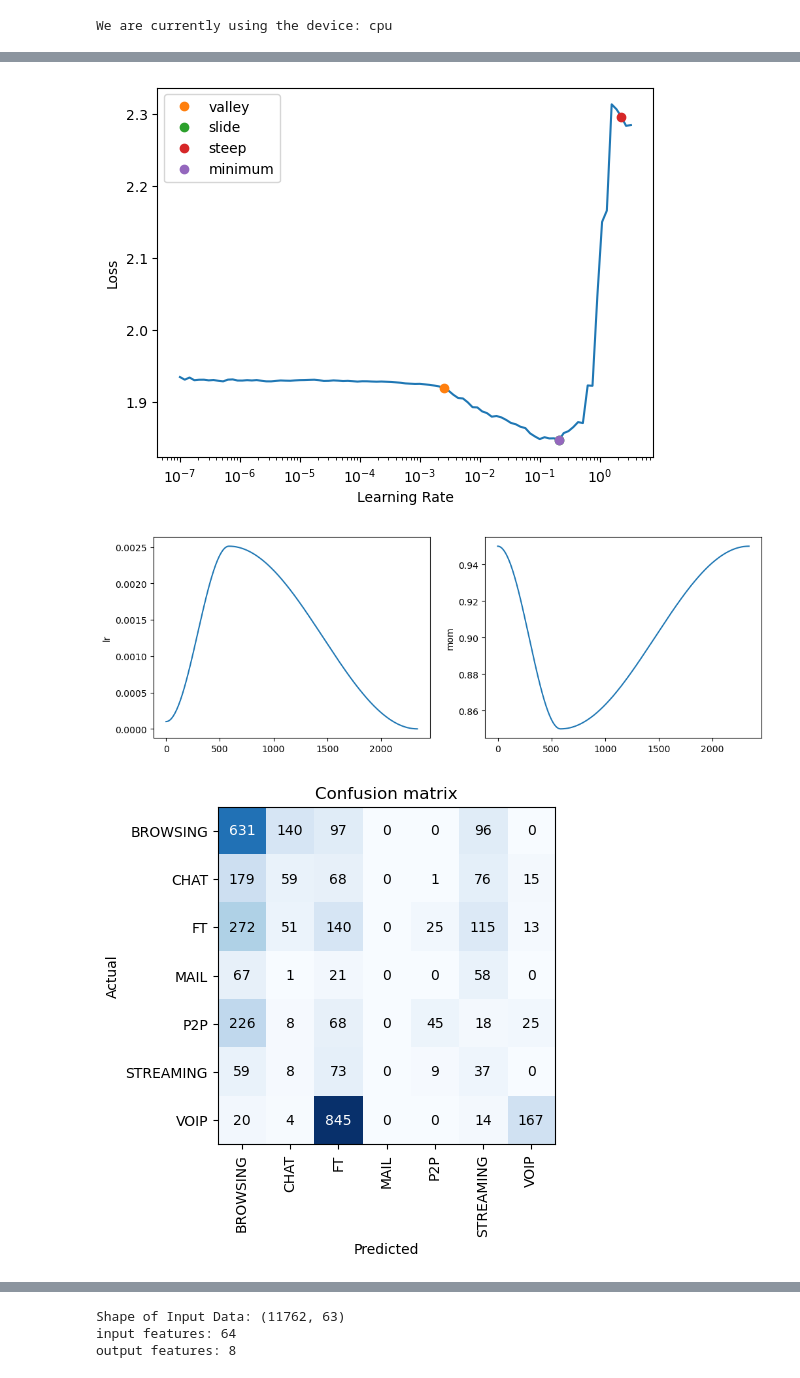
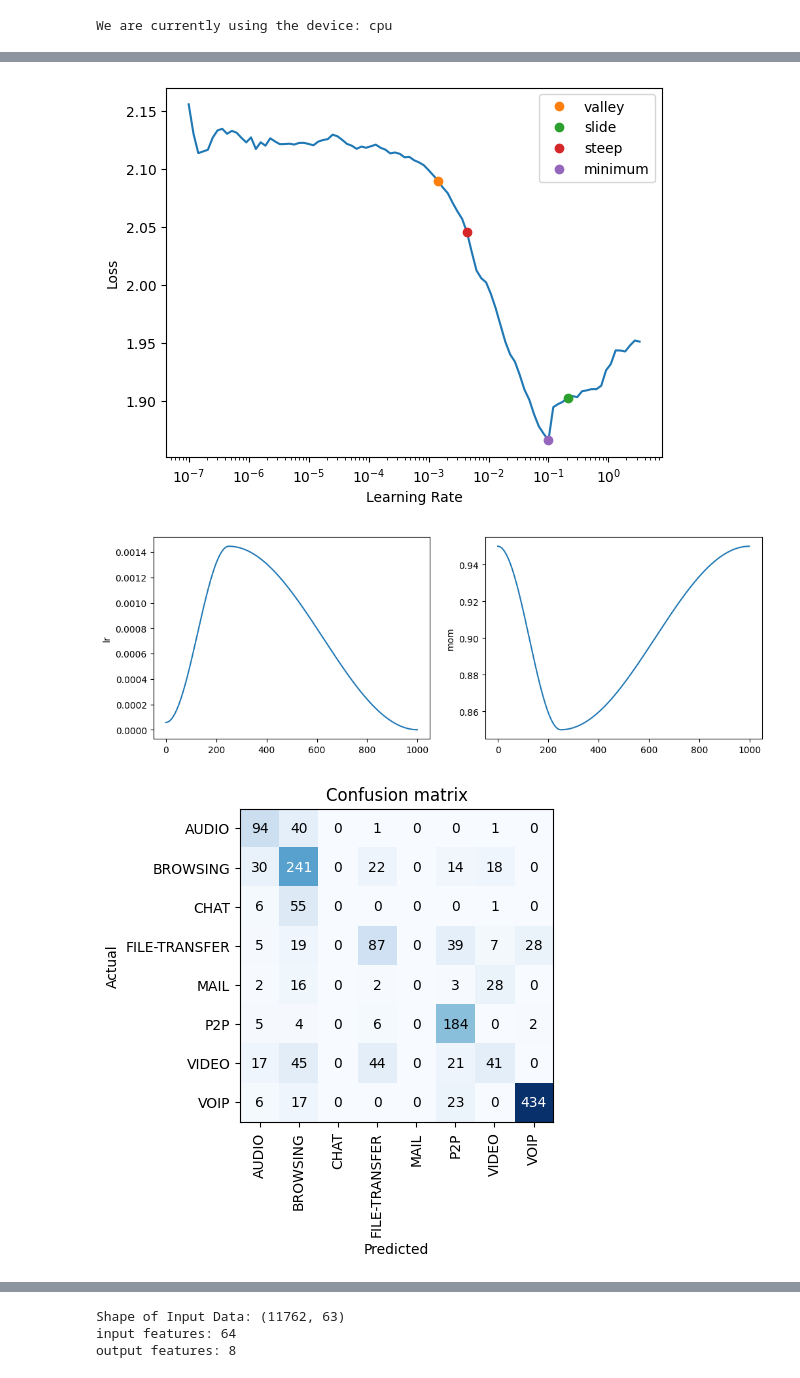
Before and after one commit to Colorado-Mesa-University-Cybersecurity/TrafficFlowForecasting, a Jupyter notebook: warins_experiments/main/early_tabular_transformer_prototype.ipynb, the cells around one changed output, grey strips where cells are left out. Saved outputs shown, nothing was run; the diff lists cells and outputs as text; code cells hidden in the pictures.

Commit message:
working with the tor dataset

```diff
--- a/warins_experiments/main/early_tabular_transformer_prototype.ipynb
+++ b/warins_experiments/main/early_tabular_transformer_prototype.ipynb
@@ -86,9 +86,9 @@ print(f'We are currently using the device: {device}')
 # %% [output]
 We are currently using the device: cpu
 # %%
-data_path_1: str = r'C:\python\TrafficFlowForecasting\warins_experiments\data\darknet'
+data_path_1: str = r'C:\Users\smbm2\projects\TrafficFlowForecasting\warins_experiments\data\CSV\Scenario-B'
 data_sets_1: list = [
-    'Darknet_cleaned.csv'
+    'TimeBasedFeatures-10s-Layer2.csv'
 ]
 
 file_path_1: callable = get_file_path(data_path_1)
@@ -117,7 +117,7 @@ Loading Dataset: C:\python\TrafficFlowForecasting\warins_experiments\data\darkne
 # %%
 # we are going to select a random subset of our data
 
-df = dataset_1['Dataset'].sample(frac=0.1, random_state=42)
+df = dataset_1['Dataset'].sample(frac=1, random_state=42)
 # %%
 dataset_1['Dataset'].shape
 # %% [output]
@@ -148,6 +139,6 @@ Index(['Flow ID', 'Src IP', 'Src Port', 'Dst IP', 'Dst Port', 'Protocol',
       dtype='object')
 # %%
 #renaming the application type and traffic type
-df.rename(columns={'Label': 'Traffic Type', 'Label1': 'Application Type'}, inplace=True)
+df.rename(columns={'label': 'Traffic Type'}, inplace=True)
 df.columns
 # %% [output]
@@ -965,7 +944,7 @@ Learnable Parameters:                   151733
 results_flow_transformer_3 = run_torch_nn_experiment(
     df,
     dataset_1['File'],
-    target_label='class1',
+    target_label='Traffic Type',
     model=FlowTransformer,
     # categorical=None, #would be nice if I could put None here instead of using the wrong default
     config={
@@ -993,7 +972,7 @@ results_flow_transformer_3 = run_torch_nn_experiment(
         'classification_head': {
             'layers': 2,
             'hidden_size': 64,
-            'batch_norm': False,
+            'batch_norm': True,
             'activation': nn.ReLU(),
         }
     },
@@ -1033,5 +1012,5 @@ Learnable Parameters:                   151733
-[figure, old version]
+[figure, new version]
-[figure, old version]
+[figure, new version]
-[figure, old version]
+[figure, new version]
 # %%
 
```
Also changed, not shown: parts of 23 cells of this notebook, 1 other file.
